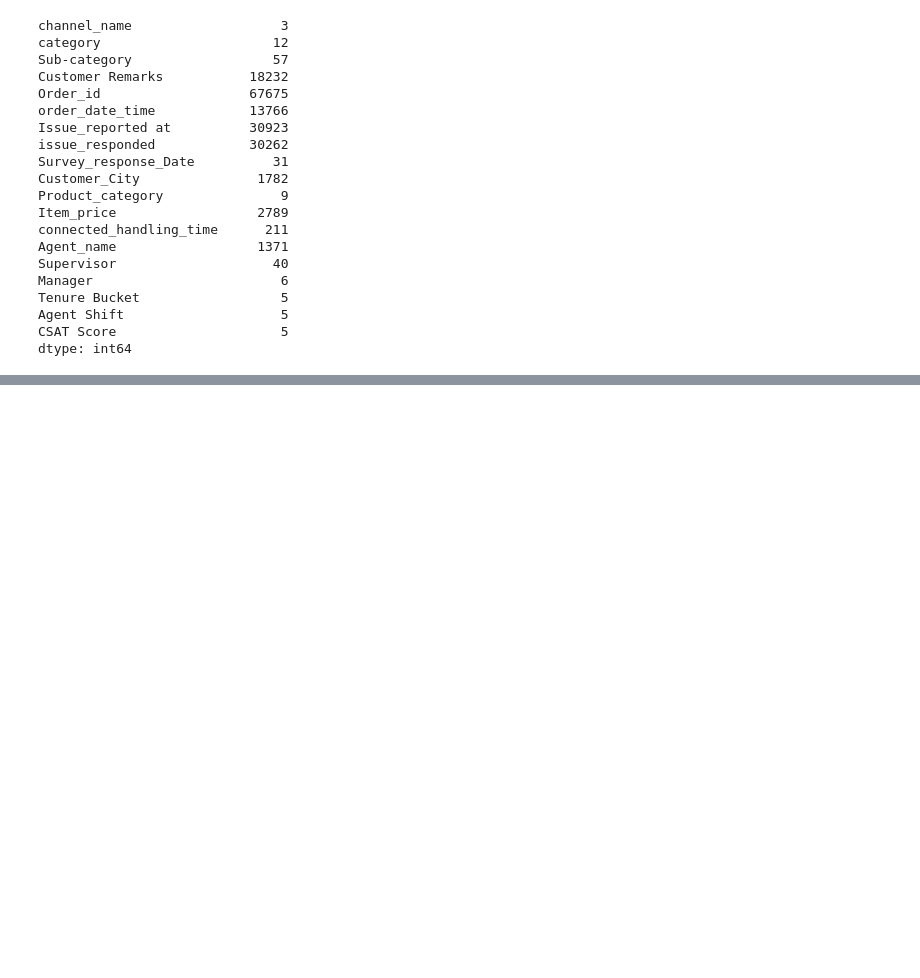
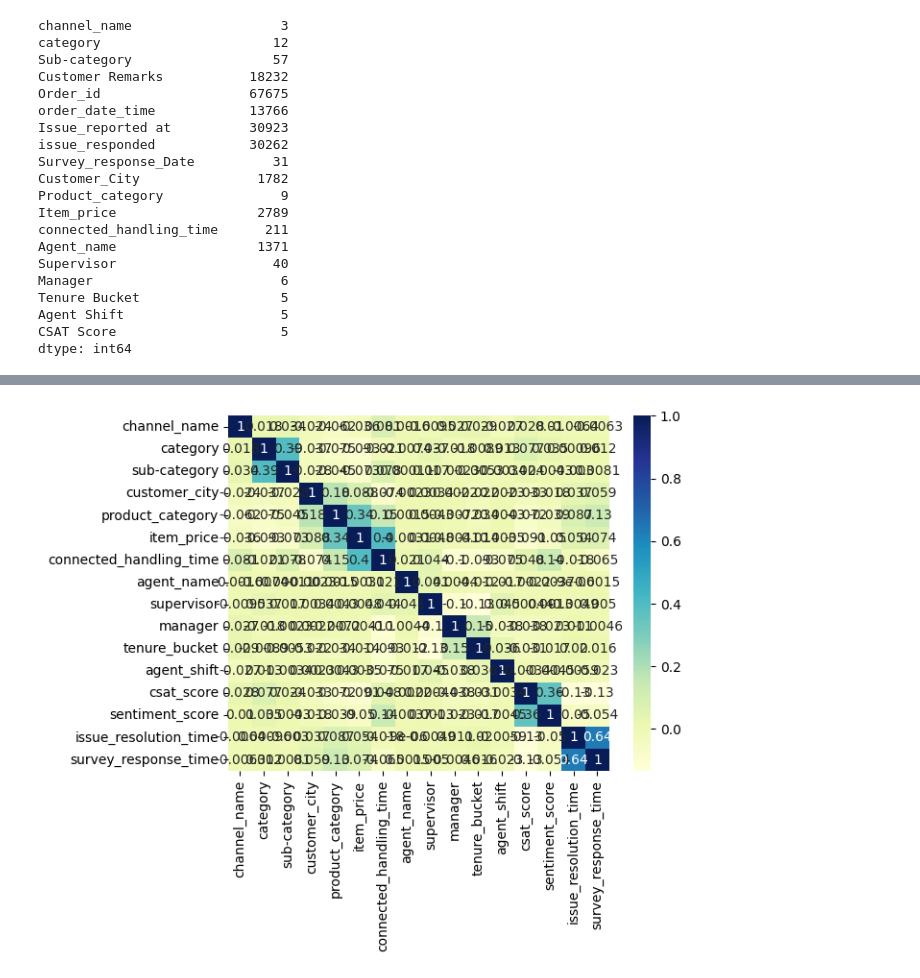
Before and after one commit to sushantkas/DEEP-CSAT-Project, a Jupyter notebook: EDA.ipynb, the cells around one changed output, grey strips where cells are left out. Saved outputs shown, nothing was run; the diff lists cells and outputs as text; code cells hidden in the pictures; blank space fills up the shorter version.

```diff
--- a/EDA.ipynb
+++ b/EDA.ipynb
@@ -406,0 +718,2 @@ encoded_data
+# %%
+cdata["survey_response_time"]=pd.DataFrame(pd.to_datetime(cdata["survey_response_date"], format="mixed").dt.date-pd.to_datetime(cdata["issue_reported_at"], format="%d/%m/%Y %H:%M").dt.date)
@@ -406,0 +742,4 @@ encoded_data
+# %%
+sns.heatmap(cdata.select_dtypes(include=["int","float","bool","datetime","timedelta64"]).corr(), annot=True, cmap="YlGnBu");
+# %% [output]
+[figure, added]
```
Also changed, not shown: parts of 57 cells of this notebook, 5 other files.
